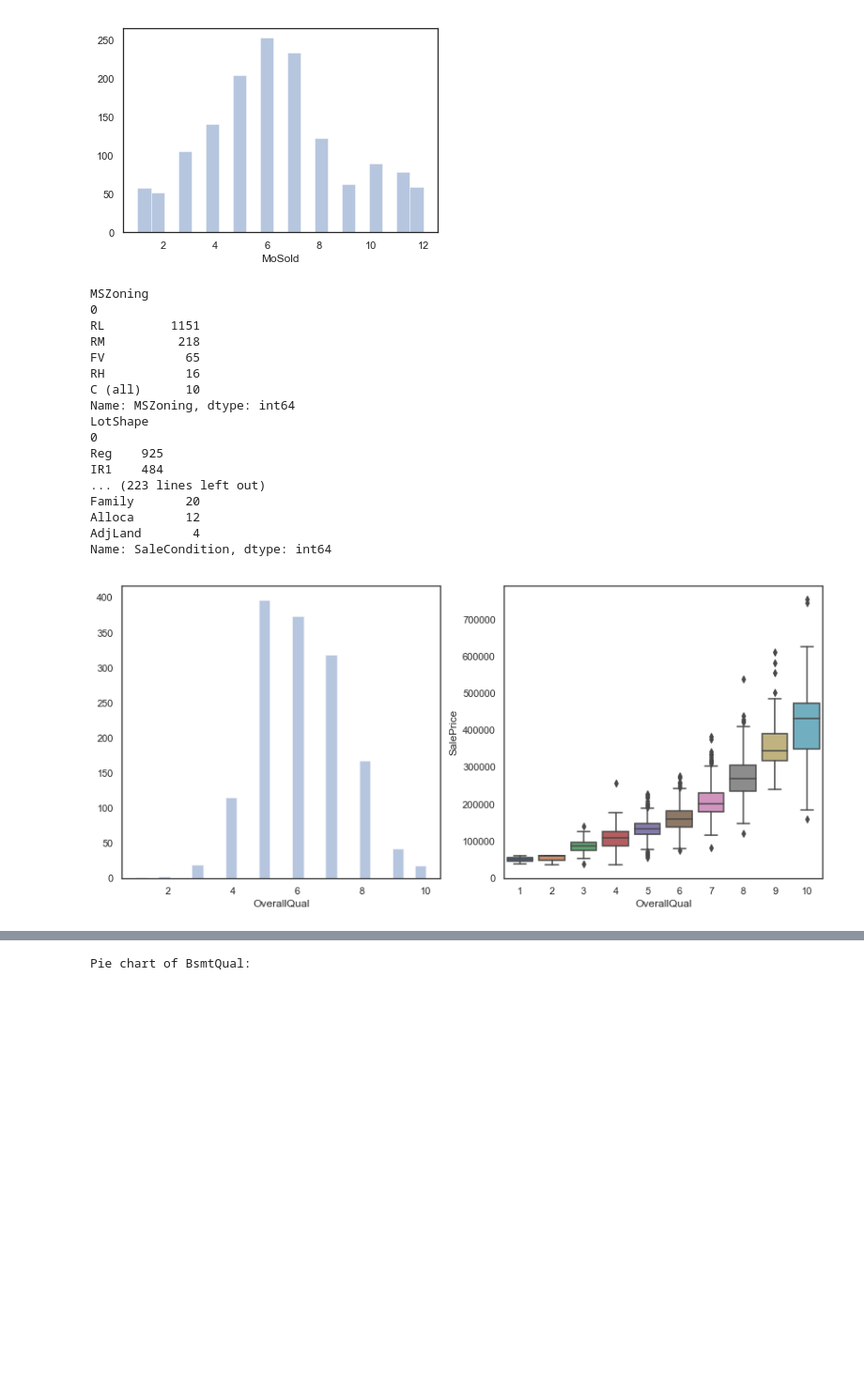
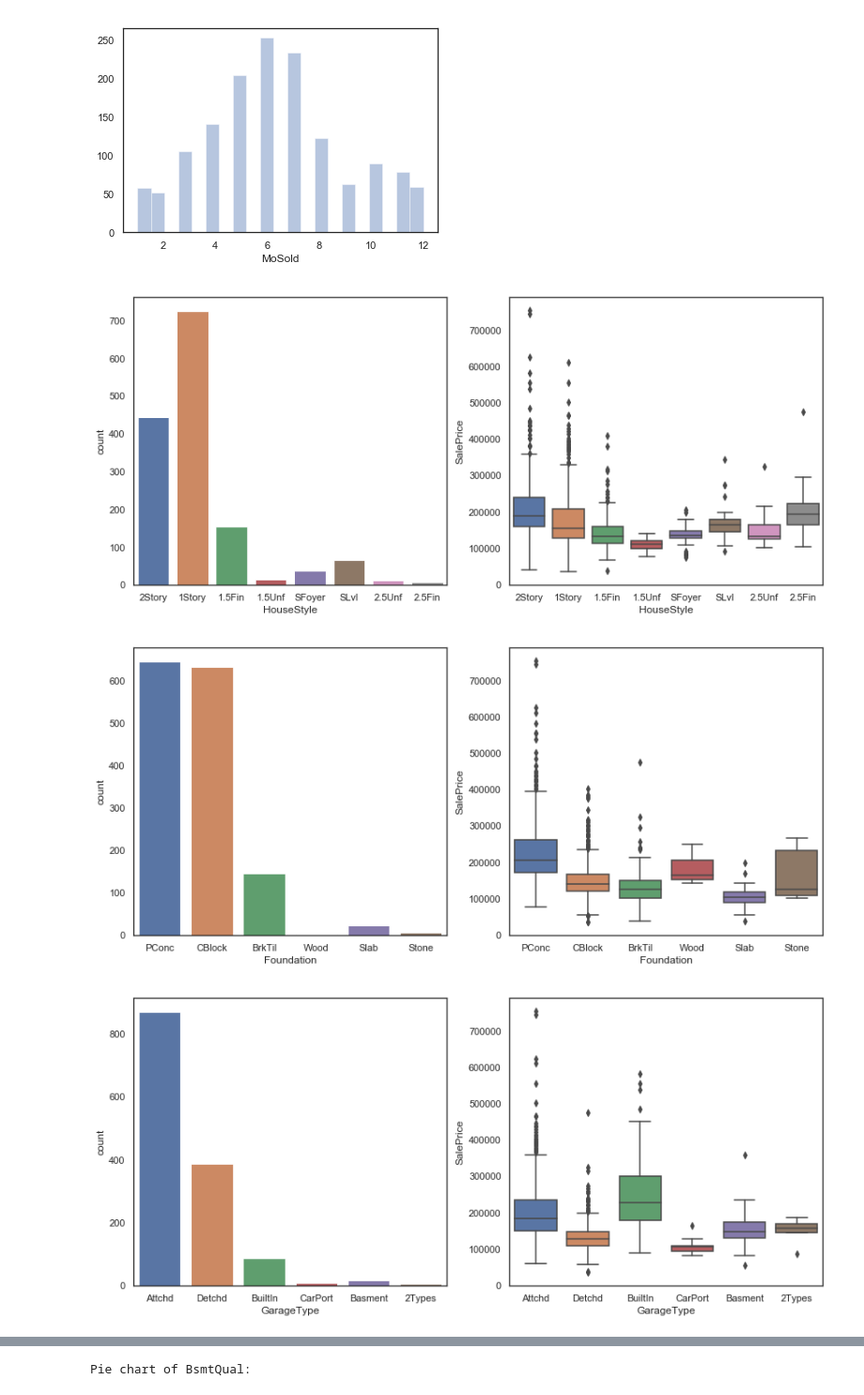
Before and after one commit to pradeep-krishnan/ML_regression_houseprice, a Jupyter notebook: houseprice.ipynb, the cells around one changed output, grey strips where cells are left out. Shown at 94% size. Drawn from its saved outputs; the diff is of its cells as text; code cells hidden in the pictures; blank space fills up the shorter version.

```diff
--- a/houseprice.ipynb
+++ b/houseprice.ipynb
@@ -178,34 +178,16 @@ Histogram of TotRmsAbvGrd:
 [figure]
 Histogram of MoSold:
 [figure]
-# %%
-for col in train.columns:
-    if(train[col].dtype == 'object'):
-        if((train[col].nunique() < 8) and (train[col].nunique() > 2)):
-            print(train[col].name)
-            print(train[col].isnull().sum(axis=0))
-            print(train[col].value_counts())
-# %% [output]
-MSZoning
-0
-RL         1151
-RM          218
-FV           65
-RH           16
-C (all)      10
-Name: MSZoning, dtype: int64
-LotShape
-0
-Reg    925
-IR1    484
-... (223 lines left out)
-Family       20
-Alloca       12
-AdjLand       4
-Name: SaleCondition, dtype: int64
 # %%
-f, (ax1, ax2) = plt.subplots(1, 2, figsize=(14,6))
-ax1 = sns.distplot(train['OverallQual'], kde = False, ax = ax1)
-ax2 = sns.boxplot(train['OverallQual'], train['SalePrice'], ax=ax2)
+count_box_col = ['HouseStyle', 'Foundation','GarageType','SaleCondition',\
+                     'OverallQual', 'OverallCond', 'BedroomAbvGr','FullBath',\
+                     'BsmtFullBath', 'Fireplaces', 'GarageCars', 'YrSold']
+
+for col in count_box_col:
+    f, (ax1, ax2) = plt.subplots(1, 2, figsize=(14,6))
+    ax1 = sns.countplot(train[col], ax = ax1)
+    ax2 = sns.boxplot(train[col], train['SalePrice'], ax=ax2)
 # %% [output]
-[figure, old version]
+[figure, new version]
+[figure, added]
+[figure, added]
```
Also changed, not shown: parts of 16 cells of this notebook.
